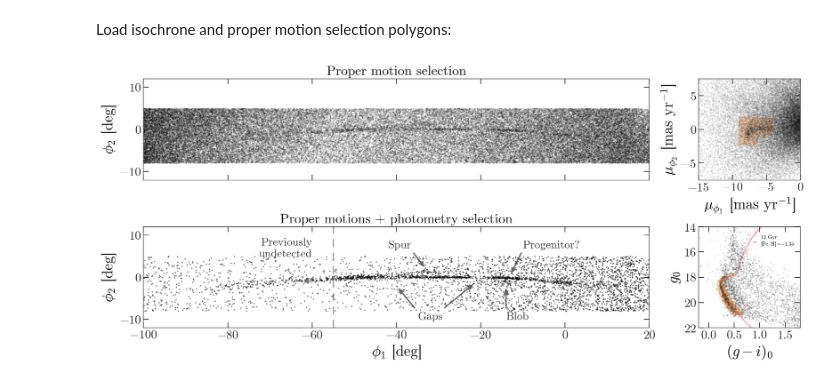
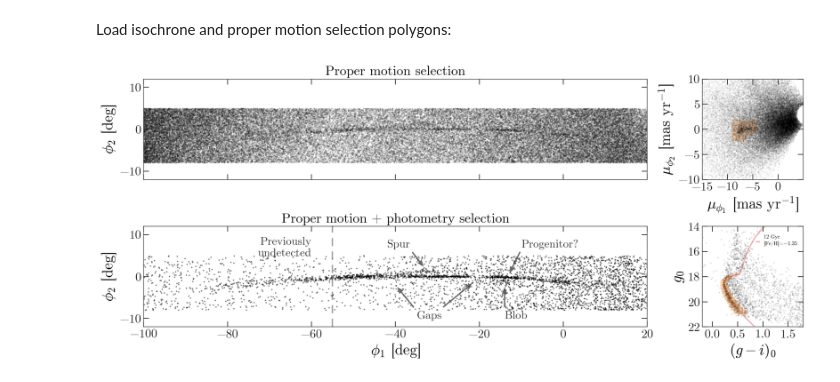
Before and after one commit to adrn/GD1-DR2, a Jupyter notebook: notebooks/Figure-pm-cmd-selection.ipynb, the cells around one changed output. Drawn from its saved outputs; the diff is of its cells as text; code cells hidden in the pictures.

```diff
--- a/notebooks/Figure-pm-cmd-selection.ipynb
+++ b/notebooks/Figure-pm-cmd-selection.ipynb
@@ -38,7 +38,7 @@ iso = np.load('../output/iso_shifted.npy')
 cmd_poly = np.load('../output/iso_poly.npy')
 pm_poly = np.load('../output/pm_poly.npy')
 # %%
-phi_mask_stream = ((np.abs(g.phi2--0.5*u.deg) < 0.75*u.deg) & (g.phi1>-60*u.deg) & (g.phi1<0*u.deg))
+phi_mask_stream = ((np.abs(g.phi2--0.5*u.deg) < 0.75*u.deg) & (g.phi1>-50*u.deg) & (g.phi1<-10*u.deg))
 # %%
 polystyle = dict(color='tab:orange', alpha=0.3, linewidth=0)
 ptstyle = dict(color='k', marker='o', linewidth=0,
@@ -73,8 +73,8 @@ pr = mpl.patches.Polygon(pm_poly, **polystyle)
 ax.add_artist(pr)
 
 ax.xaxis.set_ticks([-15, -10, -5, 0])
-ax.set_xlim(-15, 0)
-ax.set_ylim(-7.5, 7.5)
+ax.set_xlim(-15, 5)
+ax.set_ylim(-10, 10)
 # ax.set_xlim(-15, 5)
 # ax.set_ylim(-10, 10)
 ax.set_xlabel('$\mu_{\phi_1}$ [mas yr$^{-1}$]')
@@ -119,38 +119,38 @@ ax.text(-60, 9.5, 'Previously\nundetected', ha='right', va='top', **annot_style)
 
 ax.set_xlabel('$\phi_1$ [deg]')
 ax.set_ylabel('$\phi_2$ [deg]')
-ax.set_title('Proper motions + photometry selection', fontsize='medium')
+ax.set_title('Proper motion + photometry selection', fontsize='medium')
 
 ax.set_xlim(phi1_lim)
 ax.set_ylim(-12, 12)
 
 # color-magnitude
 ax = axes[1, 1]
 ax.plot(g.g0[phi_mask_stream & pm_mask] - g.i0[phi_mask_stream & pm_mask],
         g.g0[phi_mask_stream & pm_mask],
         **ptstyle)
 
 ax.plot(iso[:, 0], iso[:, 1], ls='-', marker='', color='tab:red',
         lw=2, alpha=0.35, zorder=0, label='12 Gyr\n[Fe/H]=$-1.35$')
 pm = mpl.patches.Polygon(cmd_poly, color='tab:orange',
                          alpha=0.3, zorder=2, label='')
 ax.add_artist(pm)
 
 ax.legend(loc='upper right', frameon=False, fontsize=8,
           handlelength=0.5, bbox_to_anchor=(0.99,0.95))
 ax.xaxis.set_ticks([0, 0.5, 1, 1.5])
 ax.set_xlim(-0.2, 1.8)
 ax.set_ylim(22, 14)
 ax.set_xlabel('$(g - i)_0$')
 ax.set_ylabel('$g_0$')
 
 for ax in axes.flat:
     ax.xaxis.set_ticks_position('both')
     ax.yaxis.set_ticks_position('both')
 
 plt.tight_layout(h_pad=0.5, w_pad=0.5)
 fig.set_facecolor('w')
 
-fig.savefig('../paper/gd1_sample.pdf', dpi=250)
+# fig.savefig('../paper/gd1_sample.pdf', dpi=250)
 # %% [output]
-[figure, old version]
+[figure, new version]
```
